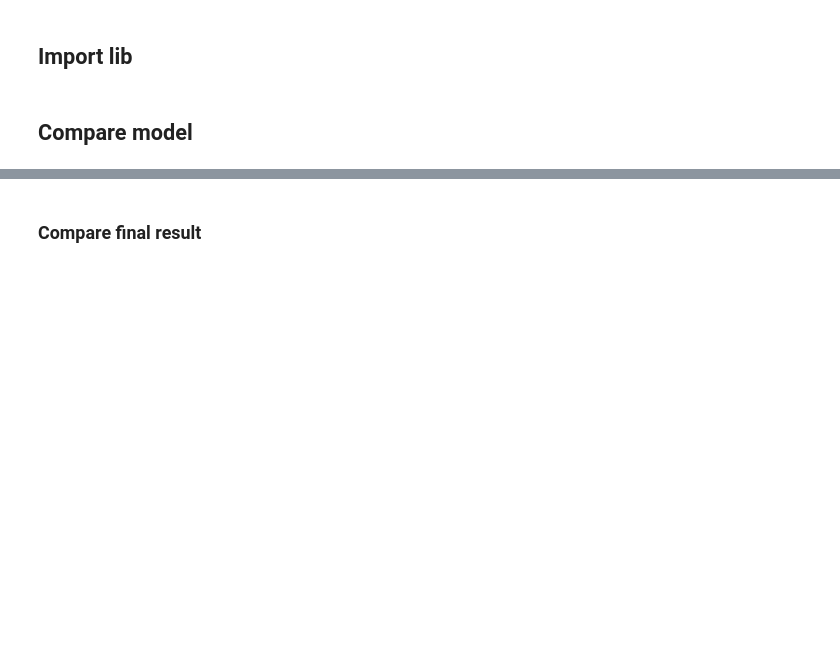
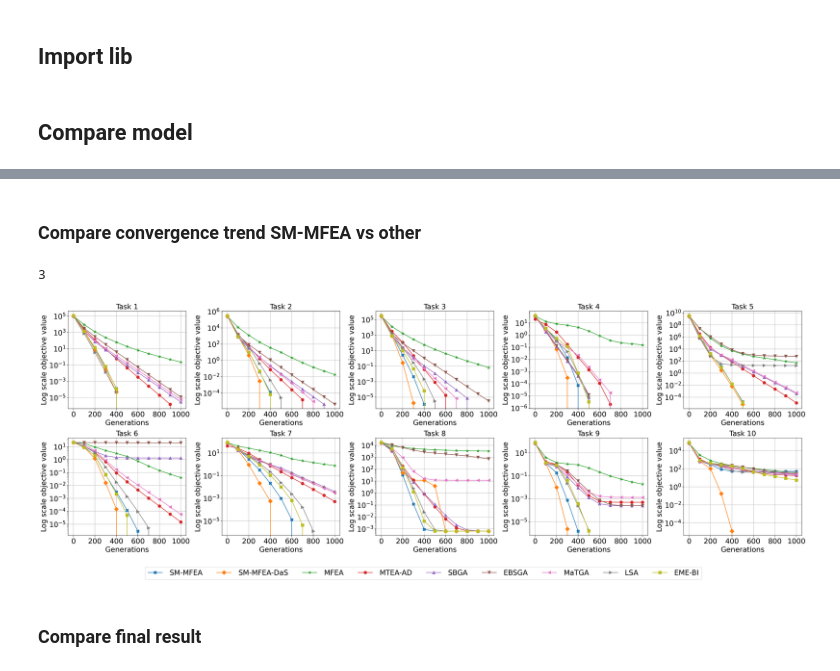
Before and after one commit to vuanhhuyhlqn/pymsoo_amfea, a Jupyter notebook: tutorial.ipynb, the cells around one changed output, grey strips where cells are left out. Cells and saved outputs as stored; diff of their text form; code cells hidden in the pictures; blank space fills up the shorter version.

```diff
--- a/tutorial.ipynb
+++ b/tutorial.ipynb
@@ -50,3 +61,24 @@ fig = render_cec_17(
+# %% [markdown]
+### Compare convergence trend SM-MFEA vs other
+# %%
+fig = render_cec_17_SM_MFEA_vs_other(
+    ls_model=[
+            loadModel("/home/anhdt-minhdt/Code/docker/pyMSOO/Data/convergence_trend_das/S-MFEA_CEC17_PYTHON.mso",ls_tasks= CEC17_benchmark.get_10tasks_benchmark()[0]),
+            loadModel("/home/anhdt-minhdt/Code/docker/pyMSOO/Data/convergence_trend_das/S-MFEA_KL_CEC17_PYTHON.mso",ls_tasks= CEC17_benchmark.get_10tasks_benchmark()[0]),
+            loadModel("/home/anhdt-minhdt/Code/docker/pyMSOO/Data/convergence_trend_das/MFEA_SBX_1.mso",ls_tasks= CEC17_benchmark.get_10tasks_benchmark()[0]),
+            loadModel("/home/anhdt-minhdt/Data/CEC17/Compare_conver_trend/MTEA_AD_CEC17_matlab.mso",ls_tasks= CEC17_benchmark.get_10tasks_benchmark()[0]),
+            loadModel("/home/anhdt-minhdt/Code/docker/pyMSOO//Data/convergence_trend_das/SBSGA_wo_DaSCEC17.mso",ls_tasks= CEC17_benchmark.get_10tasks_benchmark()[0]),
+            loadModel("/home/anhdt-minhdt/Data/CEC17/Compare_conver_trend/EBS_GA_CEC17_JAVA.mso",ls_tasks= CEC17_benchmark.get_10tasks_benchmark()[0]),
+            loadModel("/home/anhdt-minhdt/Code/docker/pyMSOO//Data/convergence_trend_das/MaTGA_wo_DaS.mso",ls_tasks= CEC17_benchmark.get_10tasks_benchmark()[0]),
+            loadModel("/home/anhdt-minhdt/Code/docker/pyMSOO/Data/convergence_trend_das/LSA_SBX_CEC17_JAVA_1.mso",ls_tasks= CEC17_benchmark.get_10tasks_benchmark()[0]),
+            loadModel("/home/anhdt-minhdt/Data/CEC17/Compare_conver_trend/EME-BI.mso", ls_tasks= CEC17_benchmark.get_10tasks_benchmark()[0]),
+    ],
+    ls_label= ['SM-MFEA', 'SM-MFEA-DaS', "MFEA", 'MTEA-AD', 'SBGA', 'EBSGA', 'MaTGA', 'LSA', 'EME-BI'],
+    shape= (2,5),
+)
+# %% [output]
+3
+[figure, added]
 # %% [markdown]
 ### Compare final result
 # %%
```
Also changed, not shown: parts of 3 cells of this notebook, 2 other files.
